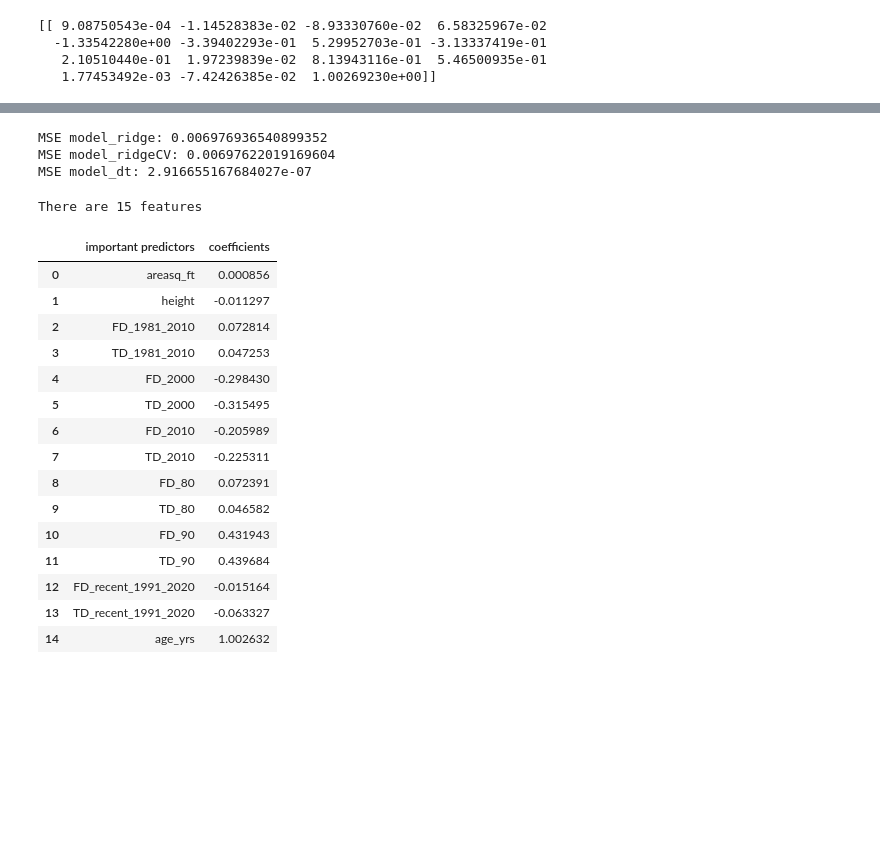
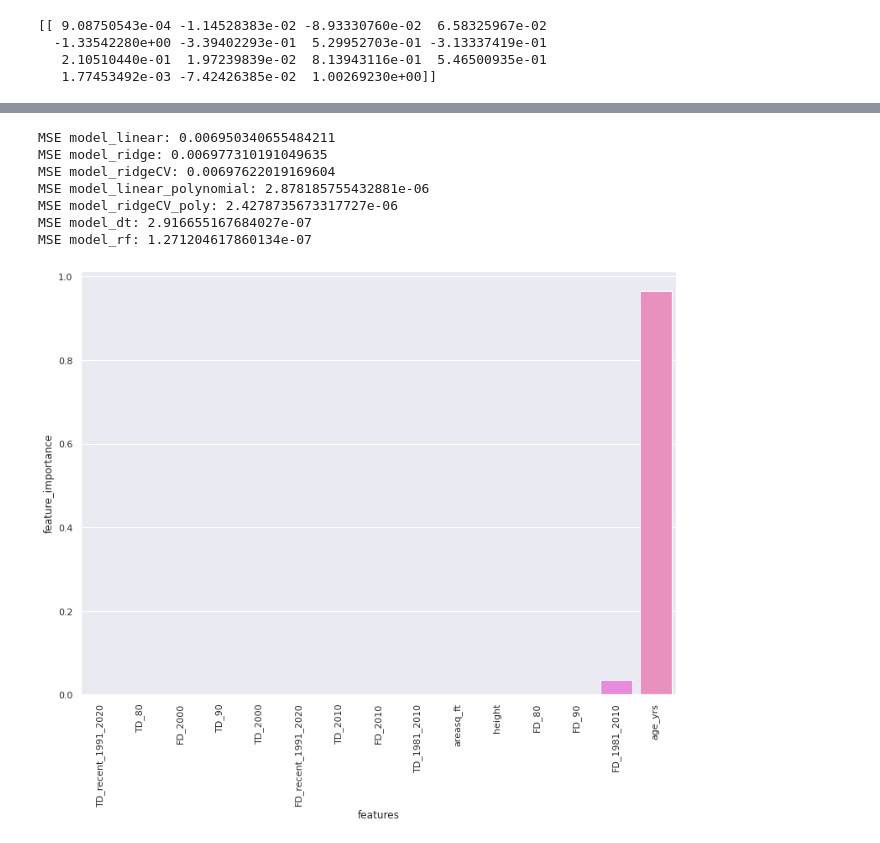
Before and after one commit to Heating-Loads/heating_loads, a Jupyter notebook: notebooks/004-Modelling.ipynb, the cells around one changed output, grey strips where cells are left out. Saved outputs shown, nothing was run; the diff lists cells and outputs as text; code cells hidden in the pictures; blank space fills up the shorter version.

```diff
--- a/notebooks/004-Modelling.ipynb
+++ b/notebooks/004-Modelling.ipynb
@@ -100,0 +304,12 @@ print(coeffs)
+# %%
+# Polynomial Fit
+
+poly_train = PolynomialFeatures(2)
+X_train_poly = poly_train.fit_transform(X_train)
+
+print(X_train_poly)
+
+poly_test = PolynomialFeatures(2)
+X_test_poly = poly_test.fit_transform(X_test)
+
+print(X_test_poly)
@@ -100,0 +334,10 @@ print(coeffs)
+# %%
+# Linear Regression with Polynomial Fit
+
+lm_poly = LinearRegression()
+lm_poly.fit(X_train_poly,y_train)
+
+y_pred_lm_poly = lm_poly.predict(X_test_poly) # predicting using train dataset
+
+coeffs = lm_poly.coef_
+print(coeffs)
@@ -106,54 +400,37 @@ y_pred_dt = dt.predict(X_test)
 # %%
 
+mse_lm = mean_squared_error(y_test, y_pred_lm)
+print("MSE model_linear:", mse_lm)
 mse_ridge = mean_squared_error(y_test, y_pred_ridge)
 print("MSE model_ridge:", mse_ridge)
 mse_ridgeCV = mean_squared_error(y_test, y_pred_ridgeCV)
 print("MSE model_ridgeCV:", mse_ridgeCV)
+mse_lm_poly = mean_squared_error(y_test, y_pred_lm_poly)
+print("MSE model_linear_polynomial:", mse_lm_poly)
+mse_ridgeCV_poly = mean_squared_error(y_test, y_pred_ridgeCV_poly)
+print("MSE model_ridgeCV_poly:", mse_ridgeCV_poly)
 mse_dt = mean_squared_error(y_test, y_pred_dt)
 print("MSE model_dt:", mse_dt)
+mse_rf = mean_squared_error(y_test, y_pred_rf)
+print("MSE model_rf:", mse_rf)
 # %% [output]
-MSE model_ridge: 0.006976936540899352
+MSE model_linear: 0.006950340655484211
+MSE model_ridge: 0.006977310191049635
 MSE model_ridgeCV: 0.00697622019169604
+MSE model_linear_polynomial: 2.878185755432881e-06
+MSE model_ridgeCV_poly: 2.4278735673317727e-06
 MSE model_dt: 2.916655167684027e-07
+MSE model_rf: 1.271204617860134e-07
-# %%
-# Displaying features with their coefficients from ridge
-
-
-imp_feat = SelectFromModel(ridge, prefit = True, threshold = 0)
-
-imp_index = imp_feat.get_support()
-
-imp_feature_table = pd.DataFrame({'important predictors':features_kept, 'coefficients': list(ridge.coef_[0])})[imp_index]
-
-print(f'There are {len(imp_feature_table)} features')
-
-imp_feature_table
-# %% [output]
-There are 15 features
-|  | important predictors | coefficients |
-| 0 | areasq_ft | 0.000856 |
-| 1 | height | -0.011297 |
-| 2 | FD_1981_2010 | 0.072814 |
-| 3 | TD_1981_2010 | 0.047253 |
-| 4 | FD_2000 | -0.298430 |
-| 5 | TD_2000 | -0.315495 |
-| 6 | FD_2010 | -0.205989 |
-| 7 | TD_2010 | -0.225311 |
-| 8 | FD_80 | 0.072391 |
-| 9 | TD_80 | 0.046582 |
-| 10 | FD_90 | 0.431943 |
-| 11 | TD_90 | 0.439684 |
-| 12 | FD_recent_1991_2020 | -0.015164 |
-| 13 | TD_recent_1991_2020 | -0.063327 |
-| 14 | age_yrs | 1.002632 |
 # %%
 # # Displaying features with their importances from decision tree
 
-# f = pd.DataFrame({'features' : list(features_kept), 'feature_importance' : list(dt.feature_importances_ )})
-# f = f.sort_values(by = 'feature_importance')
+f = pd.DataFrame({'features' : list(features_kept), 'feature_importance' : list(dt.feature_importances_ )})
+f = f.sort_values(by = 'feature_importance')
 
-# sns.set(rc={'figure.figsize':(12.7,9.27)})
+sns.set(rc={'figure.figsize':(12.7,9.27)})
 
-# barplot = sns.barplot(x='features', y = 'feature_importance', data = f)
+barplot = sns.barplot(x='features', y = 'feature_importance', data = f)
 
-# ticks = barplot.set_xticklabels(barplot.get_xticklabels(),rotation = 90)
+ticks = barplot.set_xticklabels(barplot.get_xticklabels(),rotation = 90)
+# %% [output]
+[figure, added]
```
Also changed, not shown: parts of 18 cells of this notebook, 2 other files.
